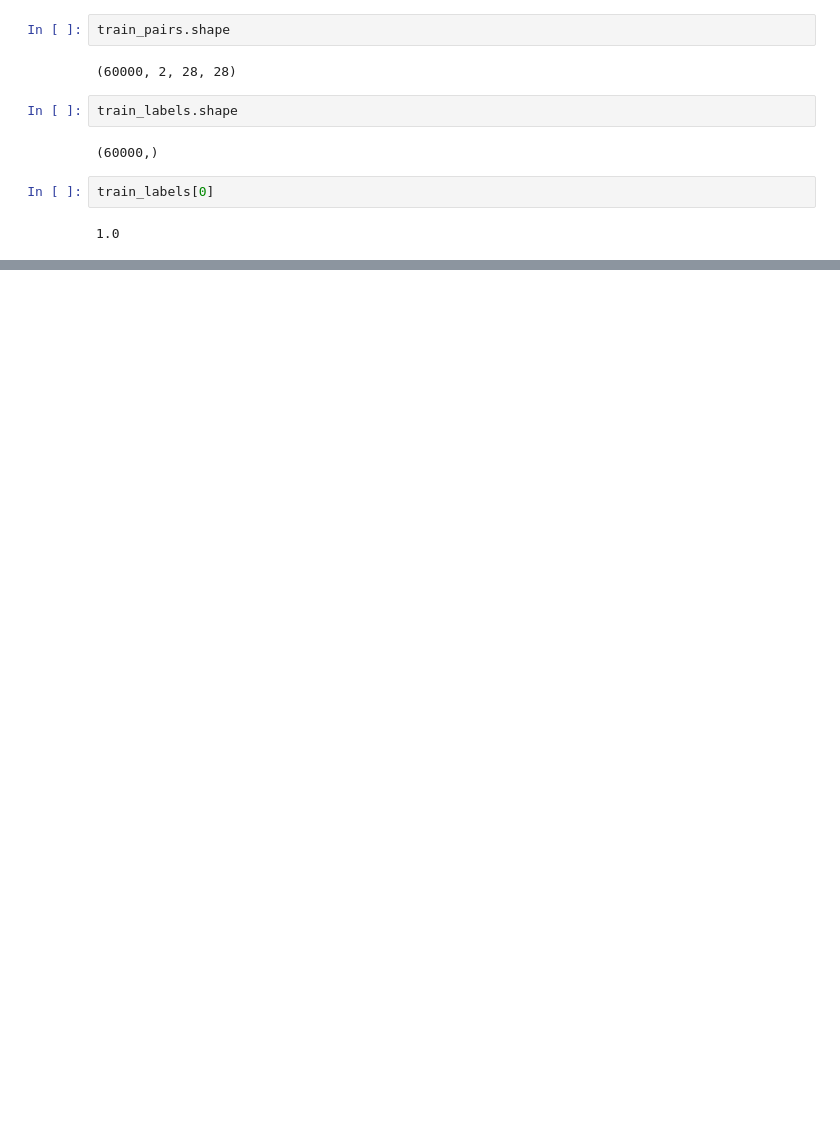
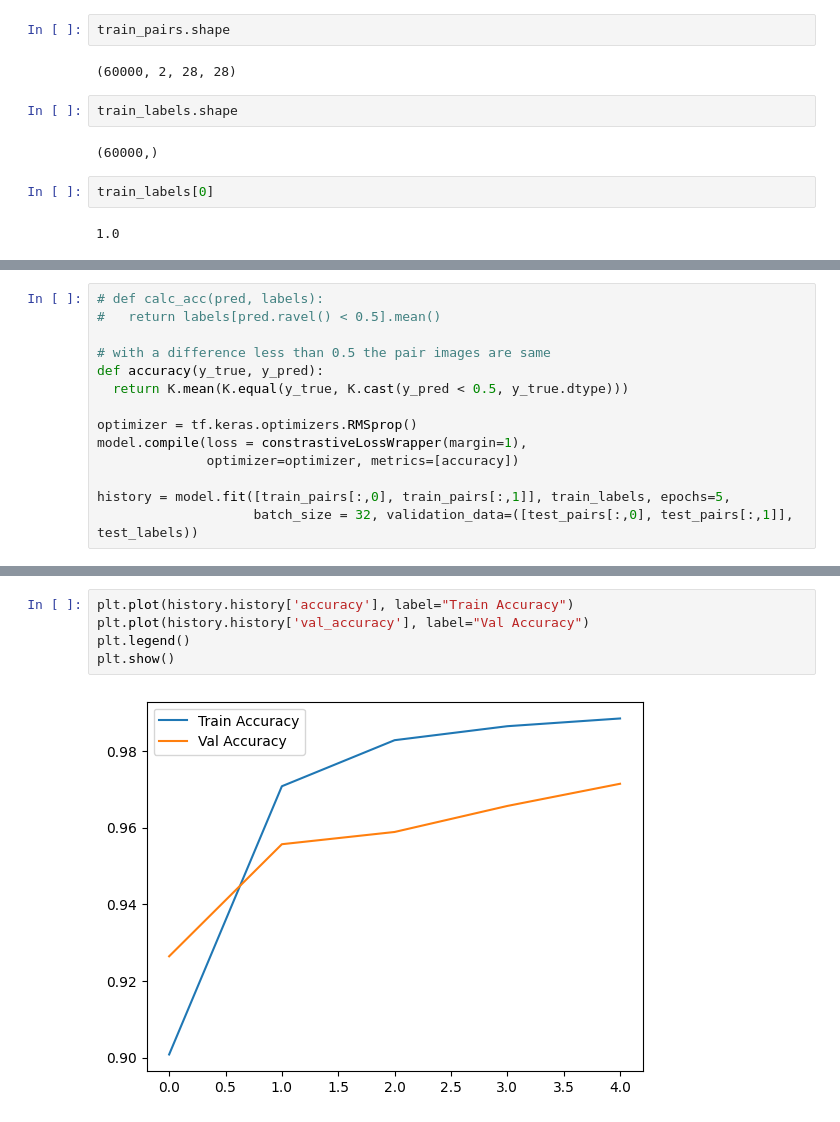
Before and after one commit to brainmentorspvtltd/IGDTU_ImageProcessingTF, a Jupyter notebook: IG_Siamese.ipynb, the cells around one changed output, grey strips where cells are left out. Saved outputs shown, nothing was run; the diff lists cells and outputs as text; blank space fills up the shorter version.

```diff
--- a/IG_Siamese.ipynb
+++ b/IG_Siamese.ipynb
@@ -114,0 +162,14 @@ showPair(train_pairs, train_labels, 1343)
+# %%
+# def calc_acc(pred, labels):
+#   return labels[pred.ravel() < 0.5].mean()
+
+# with a difference less than 0.5 the pair images are same
+def accuracy(y_true, y_pred):
+  return K.mean(K.equal(y_true, K.cast(y_pred < 0.5, y_true.dtype)))
+
+optimizer = tf.keras.optimizers.RMSprop()
+model.compile(loss = constrastiveLossWrapper(margin=1),
+              optimizer=optimizer, metrics=[accuracy])
+
+history = model.fit([train_pairs[:,0], train_pairs[:,1]], train_labels, epochs=5,
+                    batch_size = 32, validation_data=([test_pairs[:,0], test_pairs[:,1]], test_labels))
@@ -114,0 +187,7 @@ showPair(train_pairs, train_labels, 1343)
+# %%
+plt.plot(history.history['accuracy'], label="Train Accuracy")
+plt.plot(history.history['val_accuracy'], label="Val Accuracy")
+plt.legend()
+plt.show()
+# %% [output]
+[figure, added]
```
Also changed, not shown: parts of 16 cells of this notebook.
